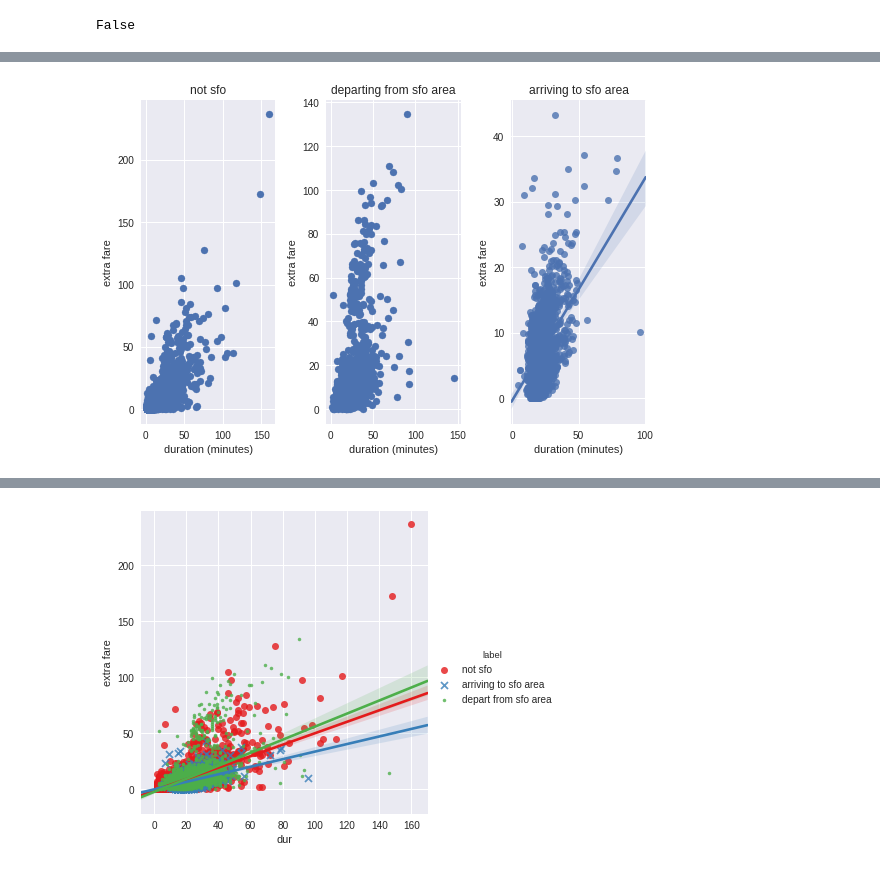
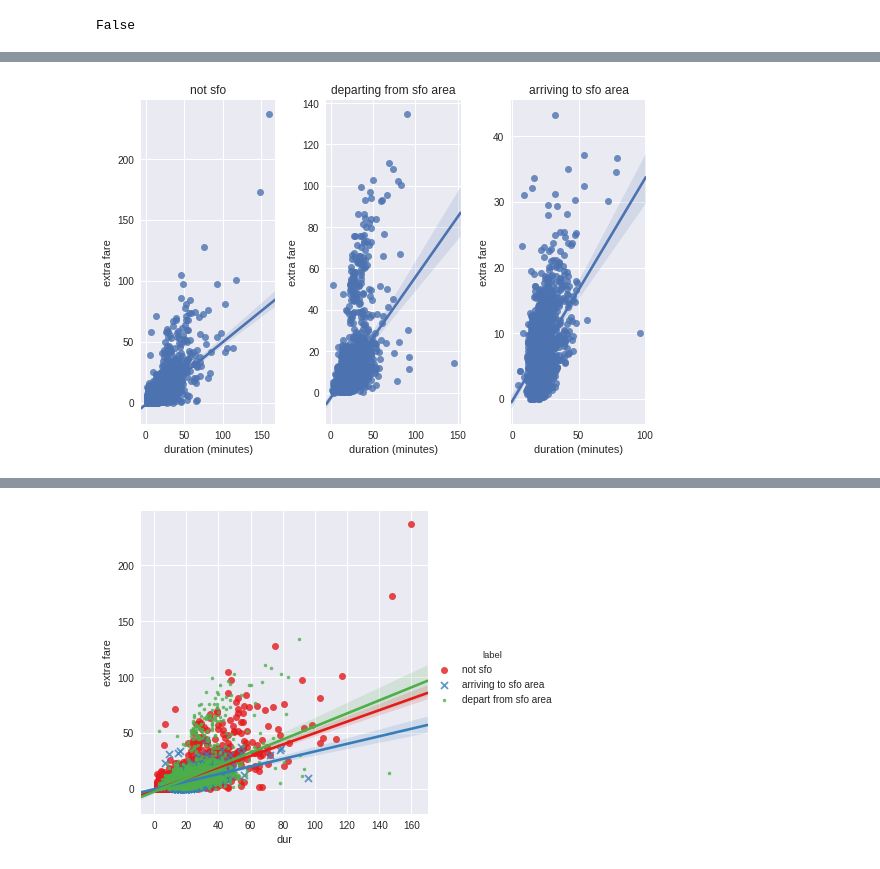
Before and after one commit to lawrencechen14/ce88-project, a Jupyter notebook: Exploration+of+Taxi+Trip+Fares+in+the+San+Francisco+Bay+Area.ipynb, the cells around one changed output, grey strips where cells are left out. Saved outputs shown, nothing was run; the diff lists cells and outputs as text; code cells hidden in the pictures.

```diff
--- a/Exploration+of+Taxi+Trip+Fares+in+the+San+Francisco+Bay+Area.ipynb
+++ b/Exploration+of+Taxi+Trip+Fares+in+the+San+Francisco+Bay+Area.ipynb
@@ -220,24 +220,24 @@ taxi_clean.head()
 | 4 | 4 | 9/1/12 1:09 | 9/1/12 1:13 | 7.35 | 1 | -122.429722 | 37.797790 | -122.418060 | 37.789032 | 45 | ... |
 | 5 | 5 | 9/1/12 1:40 | 9/1/12 1:52 | 11.75 | 1 | -122.433323 | 37.784148 | -122.411398 | 37.786965 | 77 | ... |
 # %%
-plt.subplot(1, 3, 1)
+ax=plt.subplot(1, 3, 1)
 data = taxi_clean[taxi_clean['label'] == 'not sfo']
-plt.scatter(data['dur'], data['extra fare'])
+sns.regplot(data['dur'], data['extra fare'], ax=ax)
 plt.xlabel('duration (minutes)')
 plt.ylabel("extra fare")
 plt.title("not sfo")
-plt.subplot(1, 3, 2)
+ax=plt.subplot(1, 3, 2)
 data = taxi_clean[taxi_clean['label'] == 'depart from sfo area']
-plt.scatter(data['dur'], data['extra fare'])
+sns.regplot(data['dur'], data['extra fare'], ax=ax)
 plt.xlabel('duration (minutes)')
 plt.ylabel("extra fare")
 plt.title("departing from sfo area")
 ax=plt.subplot(1, 3, 3)
 data = taxi_clean[taxi_clean['label'] == 'arriving to sfo area']
 sns.regplot(data['dur'], data['extra fare'], ax=ax)
 plt.xlabel('duration (minutes)')
 plt.ylabel("extra fare")
 plt.title("arriving to sfo area")
 plt.tight_layout()
 # %% [output]
-[figure, old version]
+[figure, new version]
```
Also changed, not shown: parts of 18 cells of this notebook.
